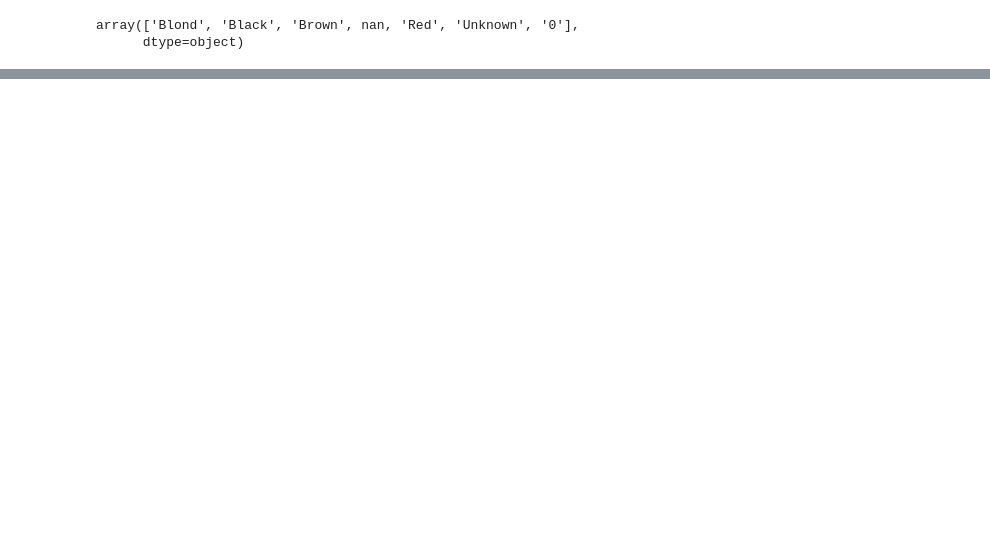
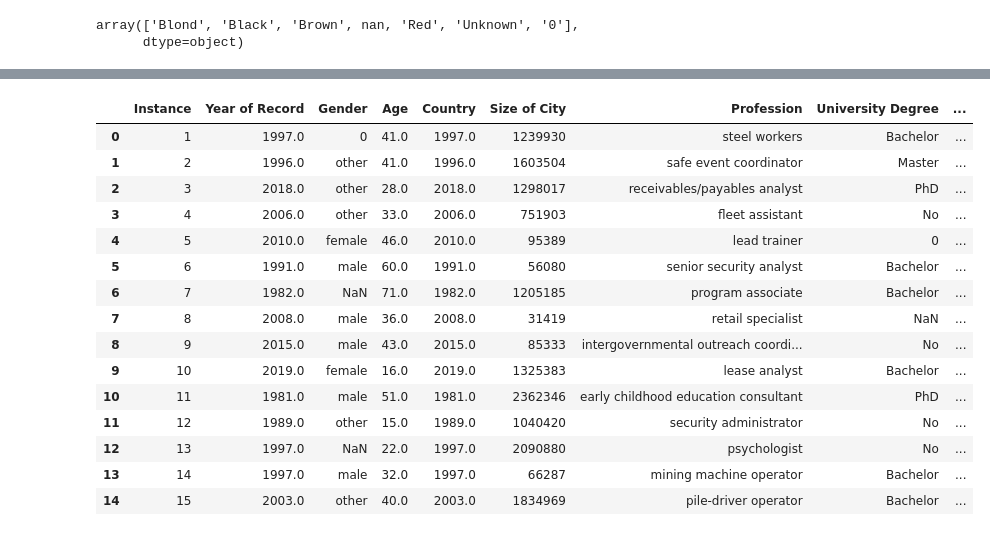
Before and after one commit to daniel-dennis/TCD-ML-1, a Jupyter notebook: explore.ipynb, the cells around one changed output, grey strips where cells are left out. Saved outputs shown, nothing was run; the diff lists cells and outputs as text; code cells hidden in the pictures; blank space fills up the shorter version.

```diff
--- a/explore.ipynb
+++ b/explore.ipynb
@@ -109,3 +109,14 @@ data['Hair Color'].unique()
 # %% [output]
 array(['Blond', 'Black', 'Brown', nan, 'Red', 'Unknown', '0'],
       dtype=object)
+# %%
+import time
+a = pd.Series.to_dict(data['Country'])
+b = pd.Series.to_dict(data['Year of Record'])
+assert(len(a) == len(b))
+# for c in range(len(a)):
+#     print(a[c], b[c])
+# print(b)
+# print(b)
+data['Country'] = pd.DataFrame(b, index=[0]).transpose()
+df.head()
@@ -111,0 +130,19 @@ array(['Blond', 'Black', 'Brown', nan, 'Red', 'Unknown', '0'],
+# %%
+data.head(15)
+# %% [output]
+|  | Instance | Year of Record | Gender | Age | Country | Size of City | Profession | University Degree | ... |
+| 0 | 1 | 1997.0 | 0 | 41.0 | 1997.0 | 1239930 | steel workers | Bachelor | ... |
+| 1 | 2 | 1996.0 | other | 41.0 | 1996.0 | 1603504 | safe event coordinator | Master | ... |
+| 2 | 3 | 2018.0 | other | 28.0 | 2018.0 | 1298017 | receivables/payables analyst | PhD | ... |
+| 3 | 4 | 2006.0 | other | 33.0 | 2006.0 | 751903 | fleet assistant | No | ... |
+| 4 | 5 | 2010.0 | female | 46.0 | 2010.0 | 95389 | lead trainer | 0 | ... |
+| 5 | 6 | 1991.0 | male | 60.0 | 1991.0 | 56080 | senior security analyst | Bachelor | ... |
+| 6 | 7 | 1982.0 | NaN | 71.0 | 1982.0 | 1205185 | program associate | Bachelor | ... |
+| 7 | 8 | 2008.0 | male | 36.0 | 2008.0 | 31419 | retail specialist | NaN | ... |
+| 8 | 9 | 2015.0 | male | 43.0 | 2015.0 | 85333 | intergovernmental outreach coordi... | No | ... |
+| 9 | 10 | 2019.0 | female | 16.0 | 2019.0 | 1325383 | lease analyst | Bachelor | ... |
+| 10 | 11 | 1981.0 | male | 51.0 | 1981.0 | 2362346 | early childhood education consultant | PhD | ... |
+| 11 | 12 | 1989.0 | other | 15.0 | 1989.0 | 1040420 | security administrator | No | ... |
+| 12 | 13 | 1997.0 | NaN | 22.0 | 1997.0 | 2090880 | psychologist | No | ... |
+| 13 | 14 | 1997.0 | male | 32.0 | 1997.0 | 66287 | mining machine operator | Bachelor | ... |
+| 14 | 15 | 2003.0 | other | 40.0 | 2003.0 | 1834969 | pile-driver operator | Bachelor | ... |
```
Also changed, not shown: parts of 2 cells of this notebook, 1 other file.
